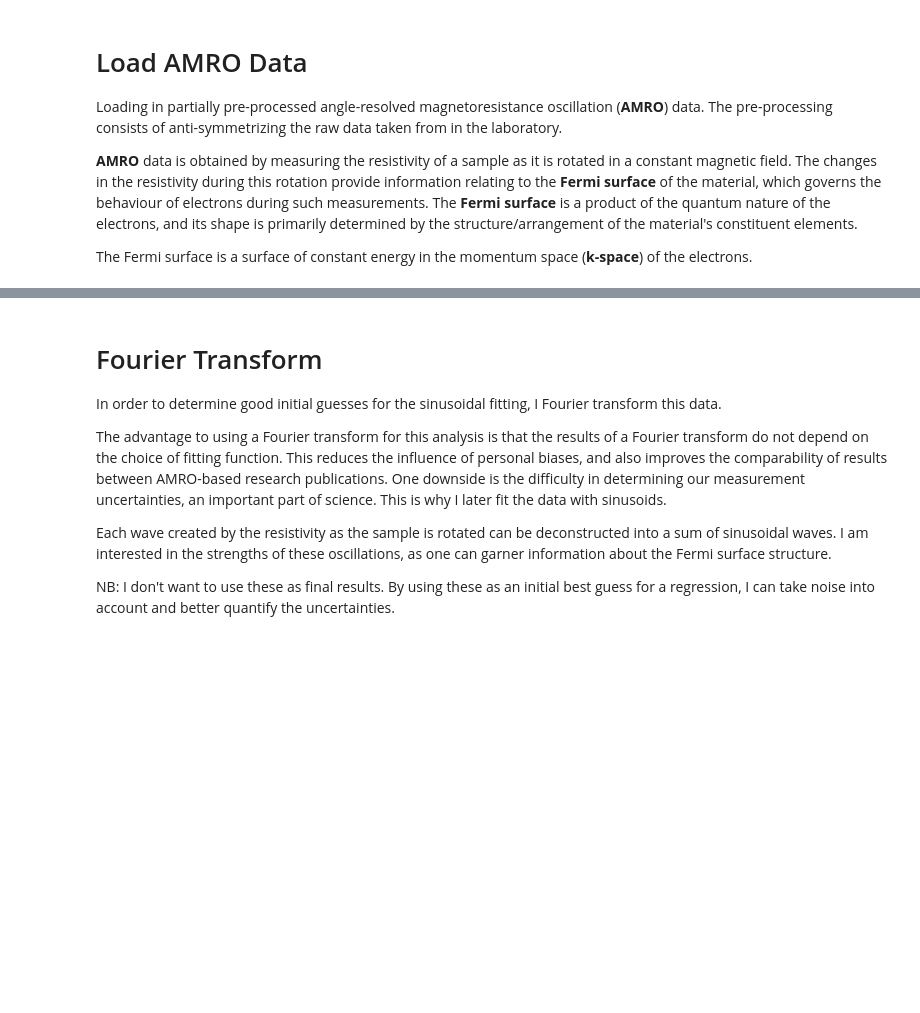
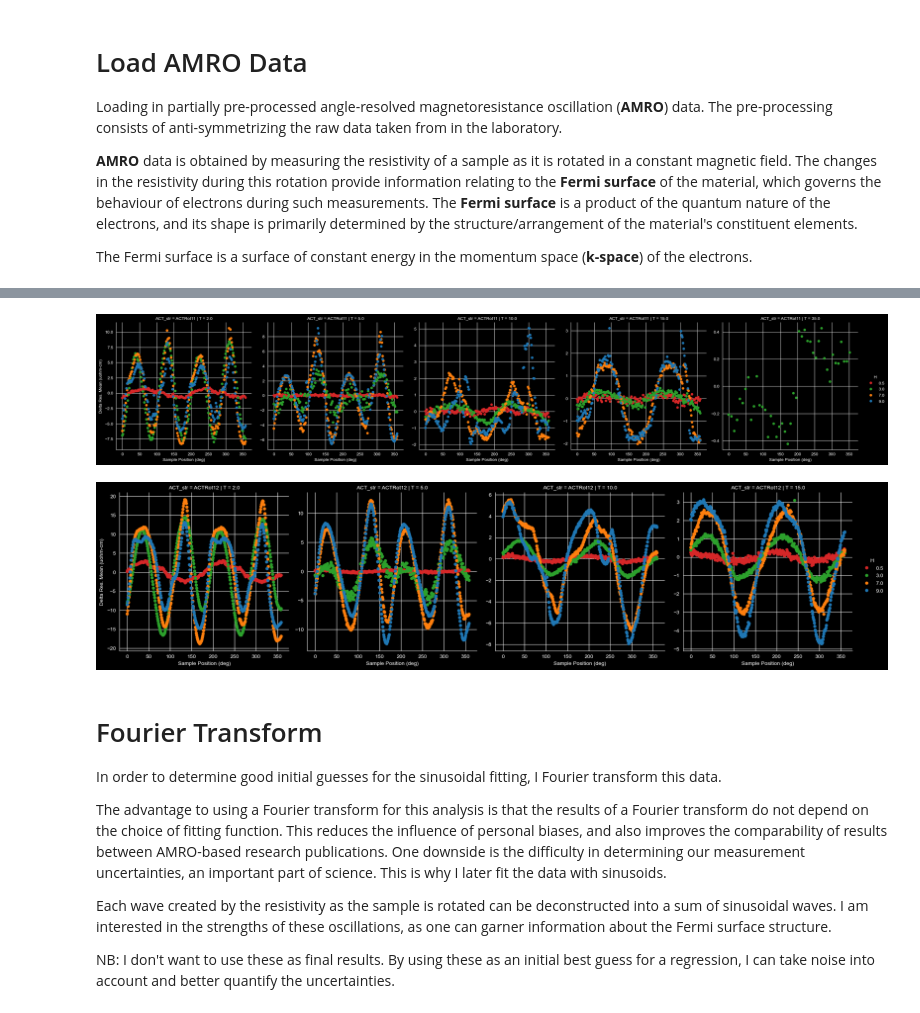
Before and after one commit to BaconBaconBacon/Data-Science-Portfolio, a Jupyter notebook: Python/MSc Data Analyses/AMRO Fourier Transform and Fit/notebooks/01-load-fourier-and-fit.ipynb, the cells around one changed output, grey strips where cells are left out. Cells and saved outputs as stored; diff of their text form; code cells hidden in the pictures; blank space fills up the shorter version.

```diff
--- a/Python/MSc Data Analyses/AMRO Fourier Transform and Fit/notebooks/01-load-fourier-and-fit.ipynb
+++ b/Python/MSc Data Analyses/AMRO Fourier Transform and Fit/notebooks/01-load-fourier-and-fit.ipynb
@@ -45,3 +69,8 @@ print(project_data.get_summary_statistics())
+# %%
+amro.quick_plot_amro()
+# %% [output]
+[figure, added]
+[figure, added]
 # %% [markdown]
 # Fourier Transform
 
```
Also changed, not shown: parts of 6 cells of this notebook, 7 other files.
